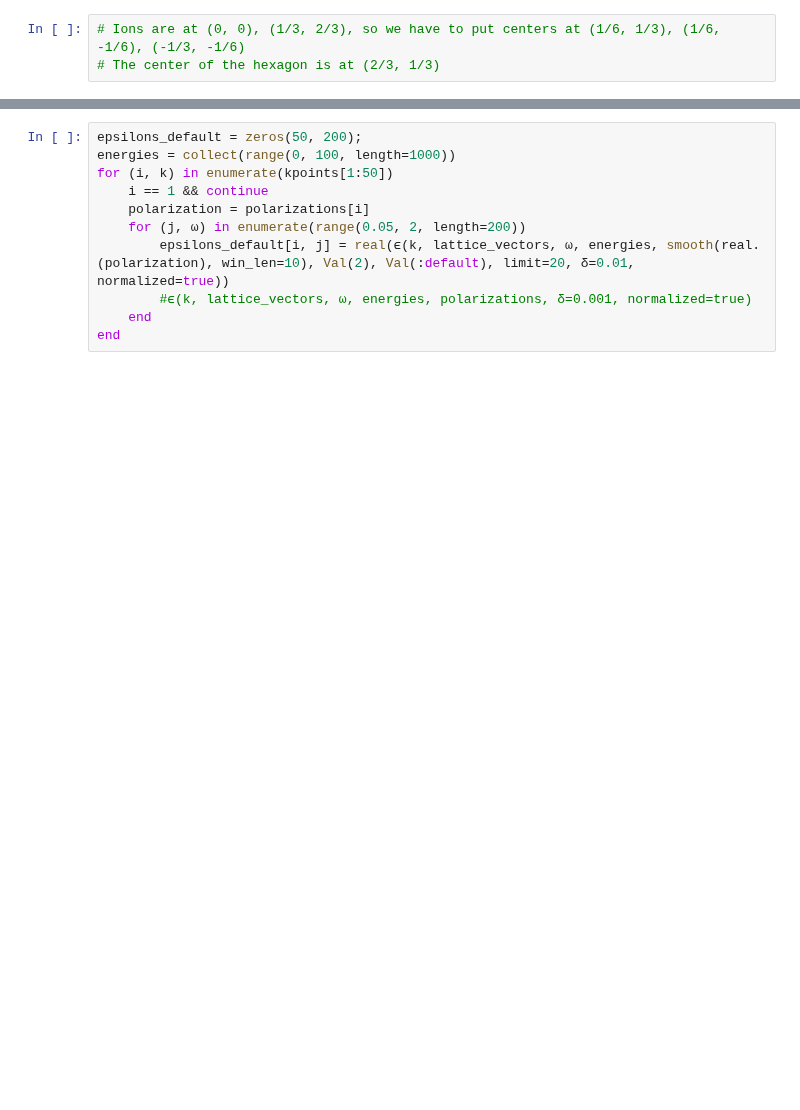
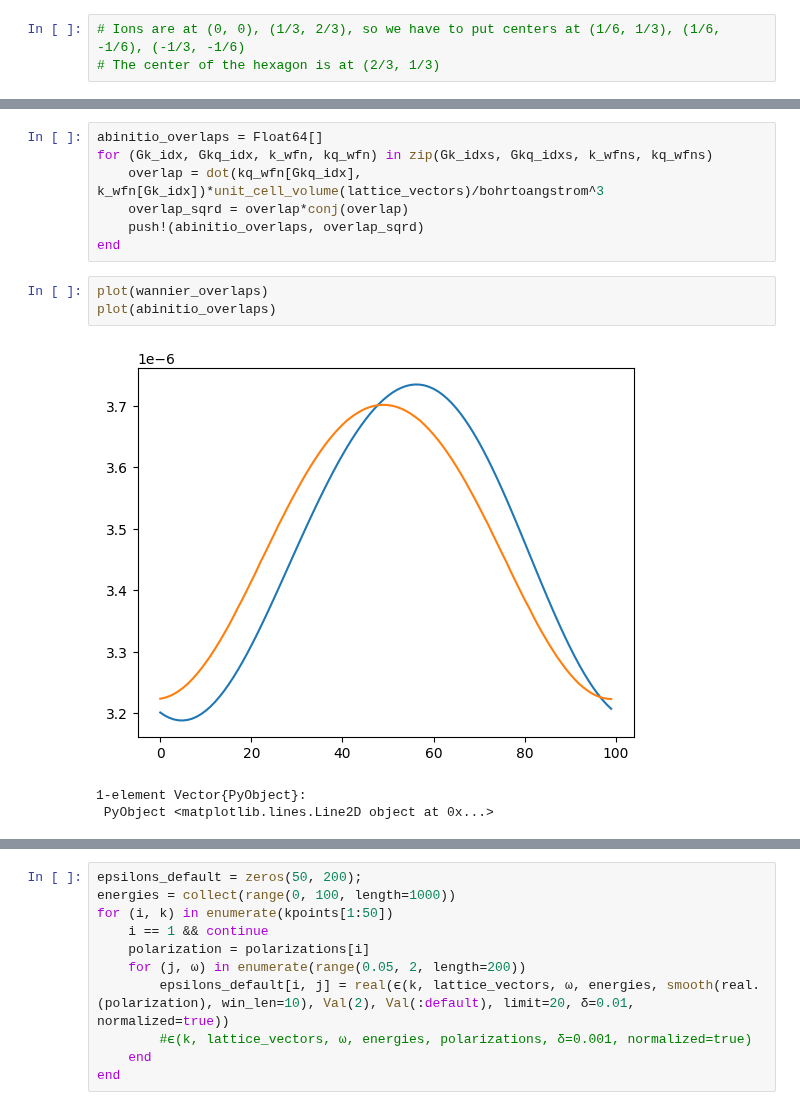
Before and after one commit to AliGhorashiCMT/Plasmons_Paper, a Jupyter notebook: hBN_Optimization/Wannier /Wannier .ipynb, the cells around one changed output, grey strips where cells are left out. Saved outputs shown, nothing was run; the diff lists cells and outputs as text; blank space fills up the shorter version.

```diff
--- a/hBN_Optimization/Wannier /Wannier .ipynb
+++ b/hBN_Optimization/Wannier /Wannier .ipynb
@@ -14,0 +100,14 @@ kpoints = bandstructkpoints2q(interpolate=20);
+# %%
+abinitio_overlaps = Float64[]
+for (Gk_idx, Gkq_idx, k_wfn, kq_wfn) in zip(Gk_idxs, Gkq_idxs, k_wfns, kq_wfns)
+    overlap = dot(kq_wfn[Gkq_idx], k_wfn[Gk_idx])*unit_cell_volume(lattice_vectors)/bohrtoangstrom^3
+    overlap_sqrd = overlap*conj(overlap)
+    push!(abinitio_overlaps, overlap_sqrd)
+end
+# %%
+plot(wannier_overlaps)
+plot(abinitio_overlaps)
+# %% [output]
+[figure, added]
+1-element Vector{PyObject}:
+ PyObject <matplotlib.lines.Line2D object at 0x...>
```
Also changed, not shown: parts of 21 cells of this notebook.
